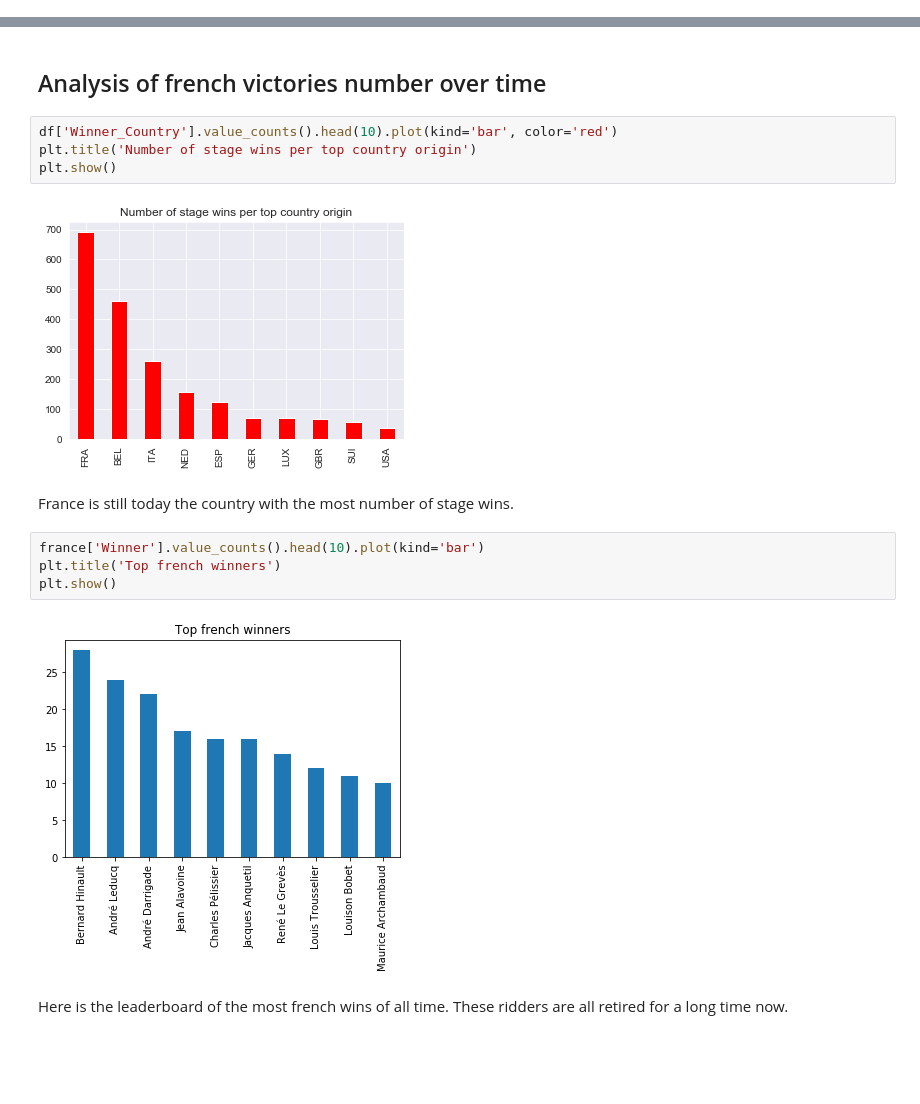
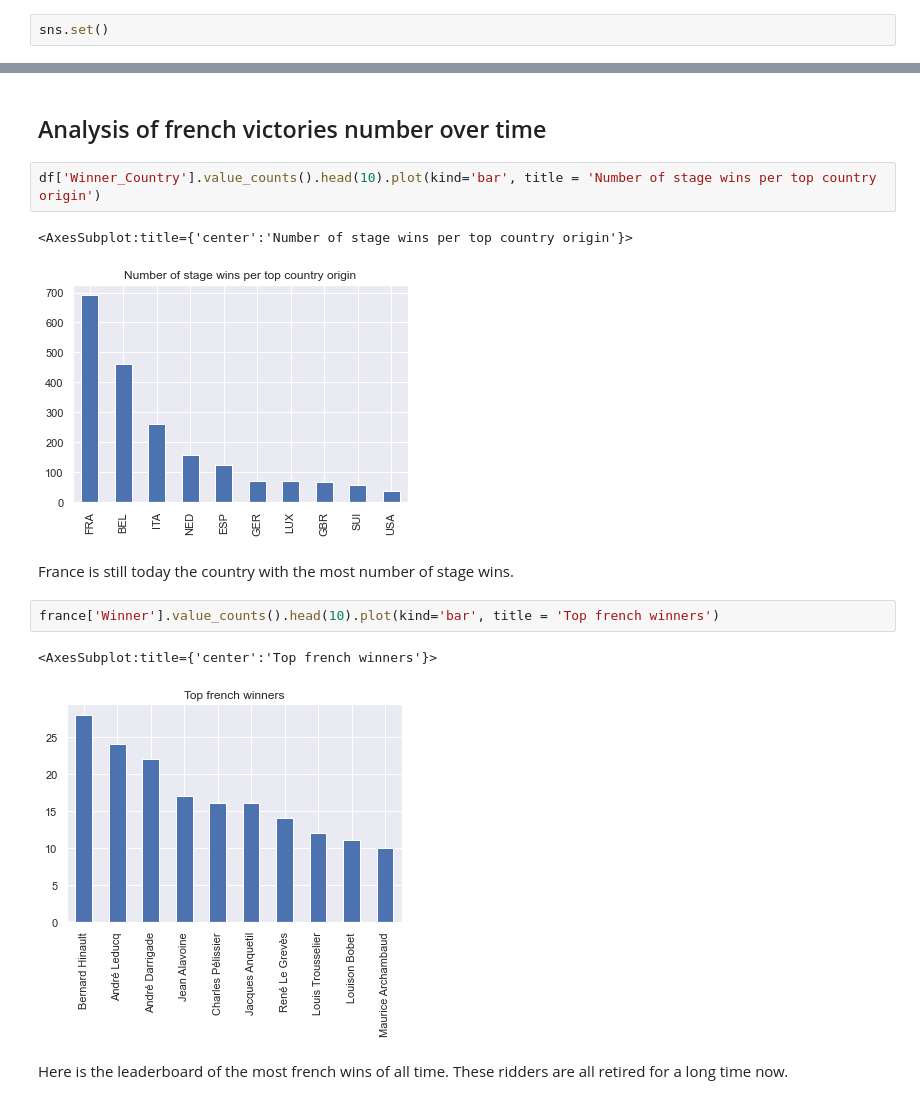
Before and after one commit to r-jaylet/Tour_de_France, a Jupyter notebook: Tour.ipynb, the cells around one changed output, grey strips where cells are left out. Cells and saved outputs as stored; diff of their text form; blank space fills up the shorter version.

```diff
--- a/Tour.ipynb
+++ b/Tour.ipynb
@@ -7,6 +7,8 @@ import seaborn as sns
 import matplotlib.pyplot as plt
 import datetime
 from scipy import optimize
+# %%
+sns.set()
 # %% [markdown]
 ## Data cleaning
 # %%
@@ -35,19 +37,17 @@ france = df.loc[(df['Winner_Country']=='FRA')]
 # %% [markdown]
 ## Analysis of french victories number over time
 # %%
-df['Winner_Country'].value_counts().head(10).plot(kind='bar', color='red')
-plt.title('Number of stage wins per top country origin')
-plt.show()
+df['Winner_Country'].value_counts().head(10).plot(kind='bar', title = 'Number of stage wins per top country origin')
 # %% [output]
+<AxesSubplot:title={'center':'Number of stage wins per top country origin'}>
-[figure, old version]
+[figure, new version]
 # %% [markdown]
 France is still today the country with the most number of stage wins.
 # %%
-france['Winner'].value_counts().head(10).plot(kind='bar')
-plt.title('Top french winners')
-plt.show()
+france['Winner'].value_counts().head(10).plot(kind='bar', title = 'Top french winners')
 # %% [output]
+<AxesSubplot:title={'center':'Top french winners'}>
-[figure, old version]
+[figure, new version]
 # %% [markdown]
 Here is the leaderboard of the most french wins of all time. These ridders are all retired for a long time now.
 # %%
```
Also changed, not shown: parts of 9 cells of this notebook, 3 other files.
